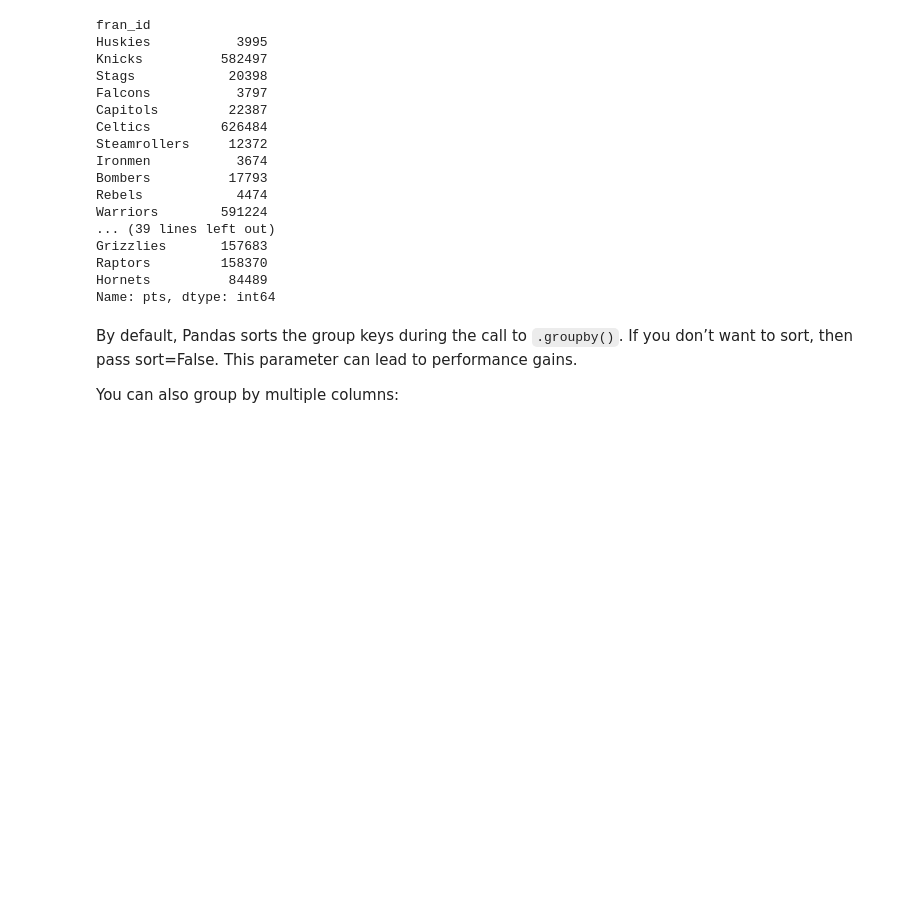
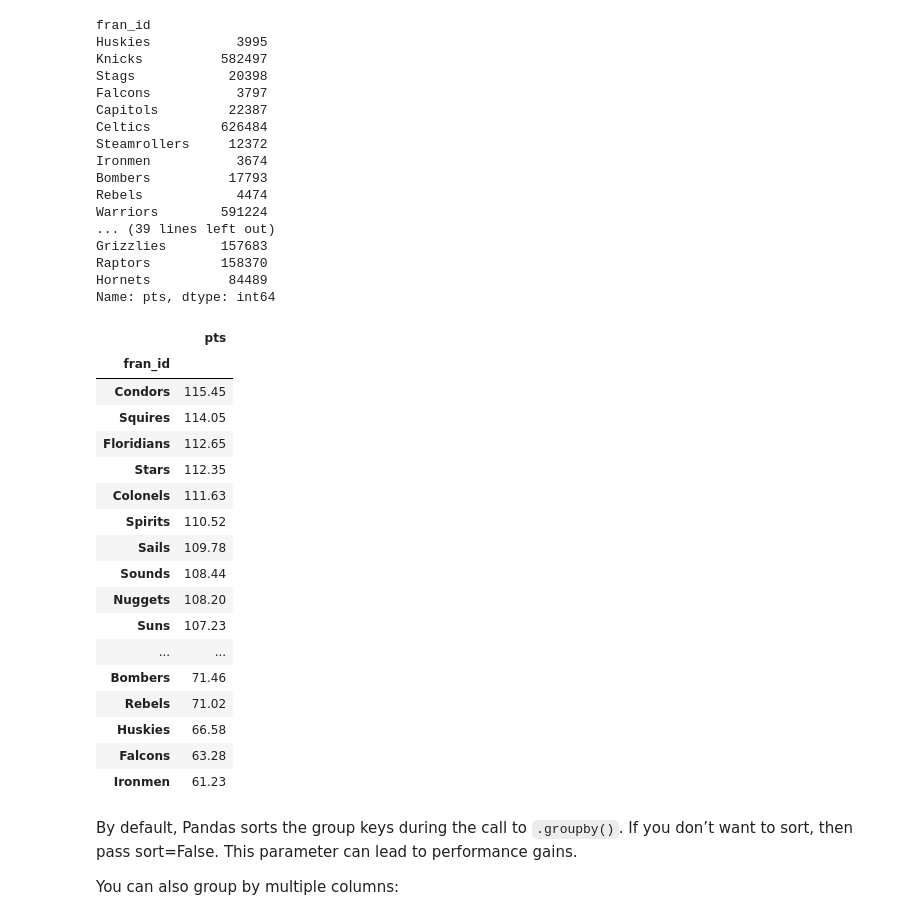
Before and after one commit to Staatsxc/Learning_journal, a Jupyter notebook: Phase_0/Week_1/revisi_d4pm.ipynb, the cells around one changed output. Saved outputs shown, nothing was run; the diff lists cells and outputs as text; code cells hidden in the pictures; blank space fills up the shorter version.

```diff
--- a/Phase_0/Week_1/revisi_d4pm.ipynb
+++ b/Phase_0/Week_1/revisi_d4pm.ipynb
@@ -453,6 +531,27 @@ Grizzlies       157683
 Raptors         158370
 Hornets          84489
 Name: pts, dtype: int64
+# %%
+df.groupby(by = 'fran_id')[['pts']].mean().sort_values(by = 'pts', ascending = False)
+# %% [output]
+|  | pts |
+| fran_id |  |
+| Condors | 115.45 |
+| Squires | 114.05 |
+| Floridians | 112.65 |
+| Stars | 112.35 |
+| Colonels | 111.63 |
+| Spirits | 110.52 |
+| Sails | 109.78 |
+| Sounds | 108.44 |
+| Nuggets | 108.20 |
+| Suns | 107.23 |
+| ... | ... |
+| Bombers | 71.46 |
+| Rebels | 71.02 |
+| Huskies | 66.58 |
+| Falcons | 63.28 |
+| Ironmen | 61.23 |
 # %% [markdown]
 By default, Pandas sorts the group keys during the call to `.groupby()`. If you don’t want to sort, then pass sort=False. This parameter can lead to performance gains.
 
```
Also changed, not shown: parts of 14 cells of this notebook.
